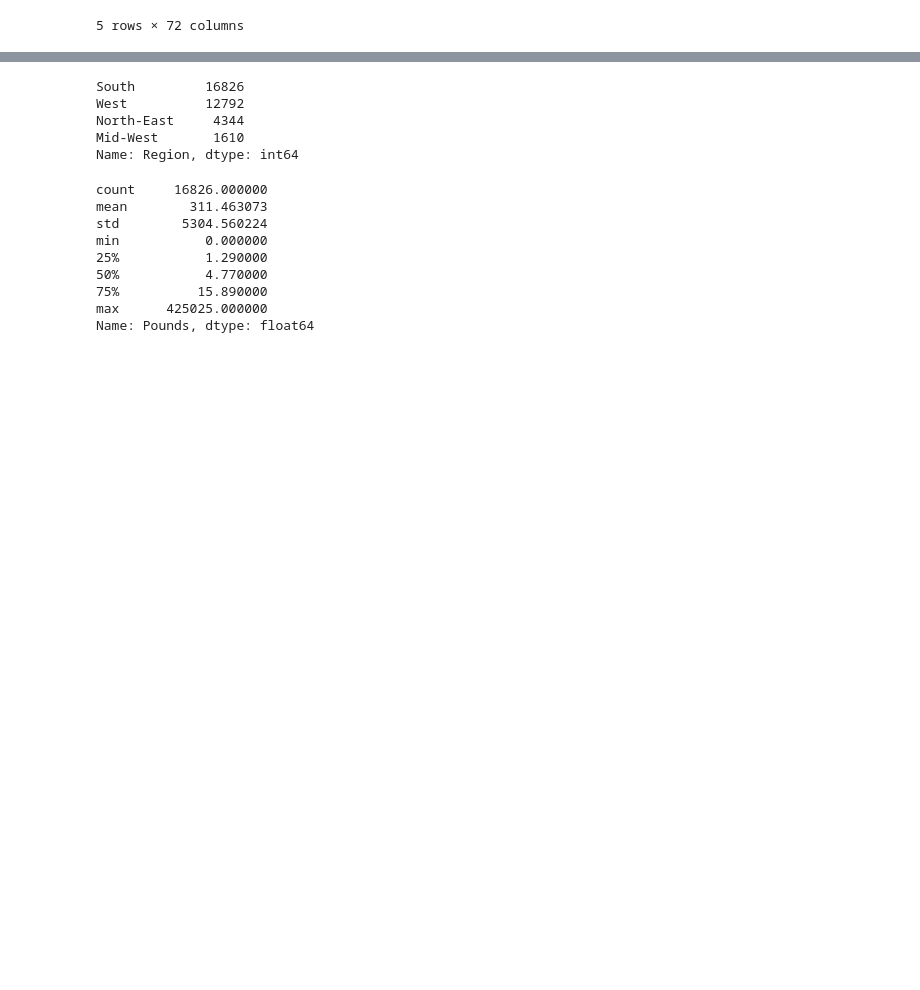
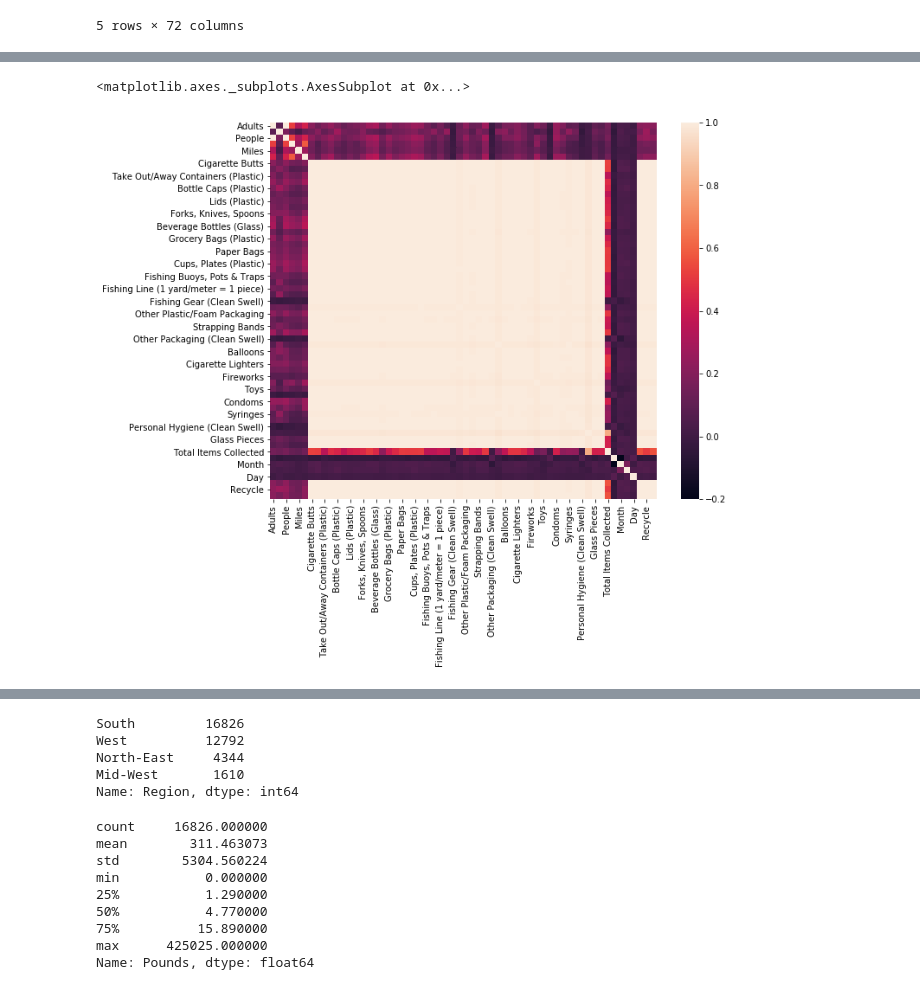
Before and after one commit to dhallankit/DataChallenge2020_DC20006, a Jupyter notebook: Data Challenge2.ipynb, the cells around one changed output, grey strips where cells are left out. Saved outputs shown, nothing was run; the diff lists cells and outputs as text; code cells hidden in the pictures; blank space fills up the shorter version.

```diff
--- a/Data Challenge2.ipynb
+++ b/Data Challenge2.ipynb
@@ -421,15 +421,17 @@ midwest = ["North Dakota","Illinois", "Indiana", "Iowa", "Kansas","Michigan","Mi
 northeast = ["Connecticut","Maine","Massachusetts","Missouri","New Hampshire","New Jersey","New York", "Pennsylvania", "Rhode Island","Vermont"]
 south = ["South Carolina","Alabama","Arkansas", "Delaware","District of Columbia","Florida", "Georgia", "Kentucky", "Louisiana","Maryland","Mississippi","Oklahoma","South Carolina","Tennessee", "Texas","West Virginia","Virginia"]
 # %%
-for i, row in ocean.iterrows():
-    if row['State'] in west:
-        ocean.loc[i,'Region'] = 'West'
-    elif row['State'] in midwest:
-        ocean.loc[i,'Region'] = 'Mid-West'
-    elif row['State'] in northeast:
-        ocean.loc[i,'Region'] = 'North-East'
-    elif row['State'] in south:
-        ocean.loc[i,'Region'] = 'South'
+def region(r):
+    if r in west:
+        return 'West'
+    elif r in midwest:
+        return 'Mid-West'
+    elif r in northeast:
+        return 'North-East'
+    elif r in south:
+        return 'South'
+
+ocean['Region'] = ocean['State'].apply(region)
 # %%
 ocean[['Lat', 'Long']] = ocean.GPS.str.split(",", expand = True)
 ocean.head()
@@ -474,0 +504,6 @@ ocean.head()
+# %%
+plt.subplots(figsize=(10,8))
+sns.heatmap(ocean.corr())
+# %% [output]
+<matplotlib.axes._subplots.AxesSubplot at 0x...>
+[figure, added]
```
Also changed, not shown: parts of 34 cells of this notebook.
